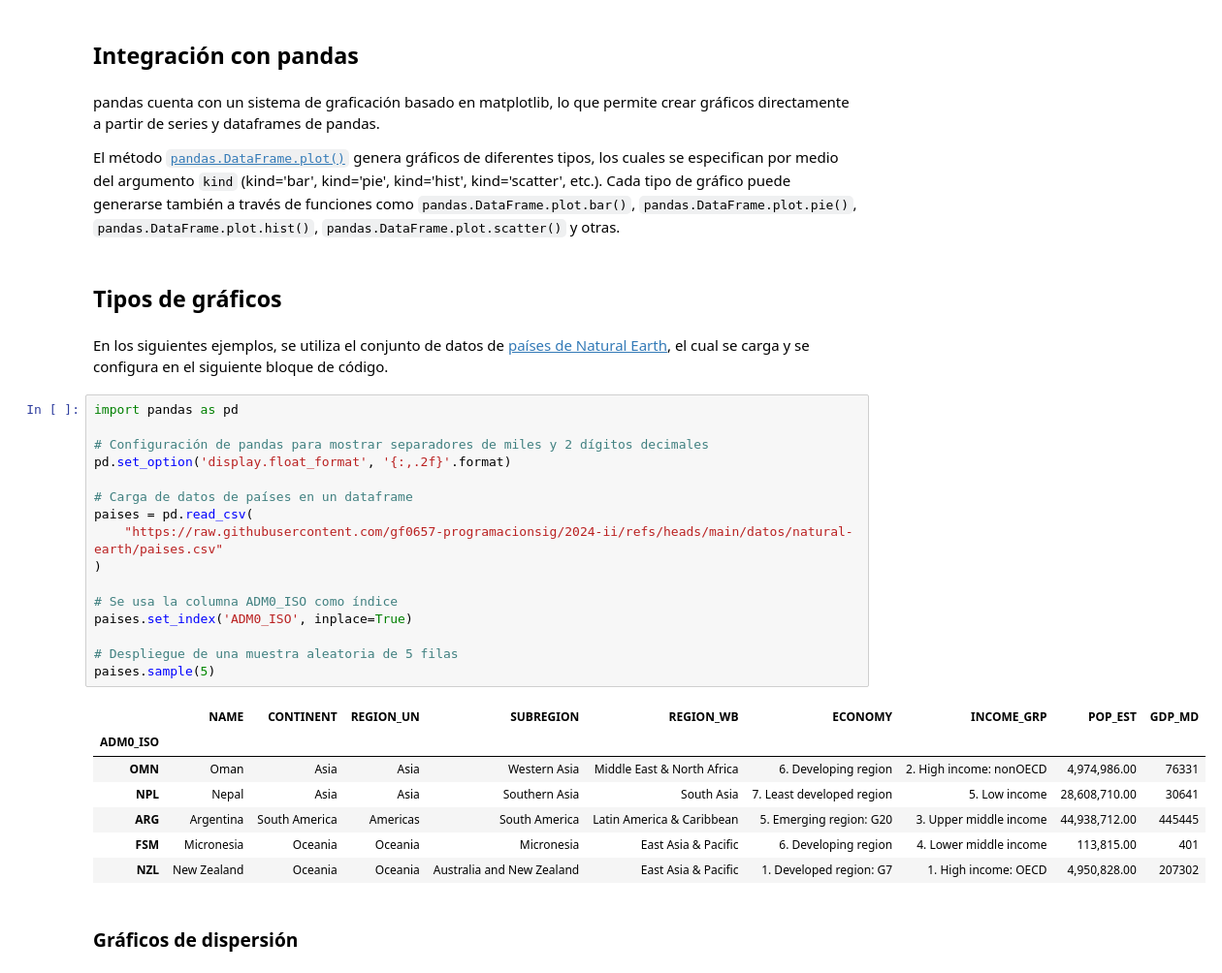
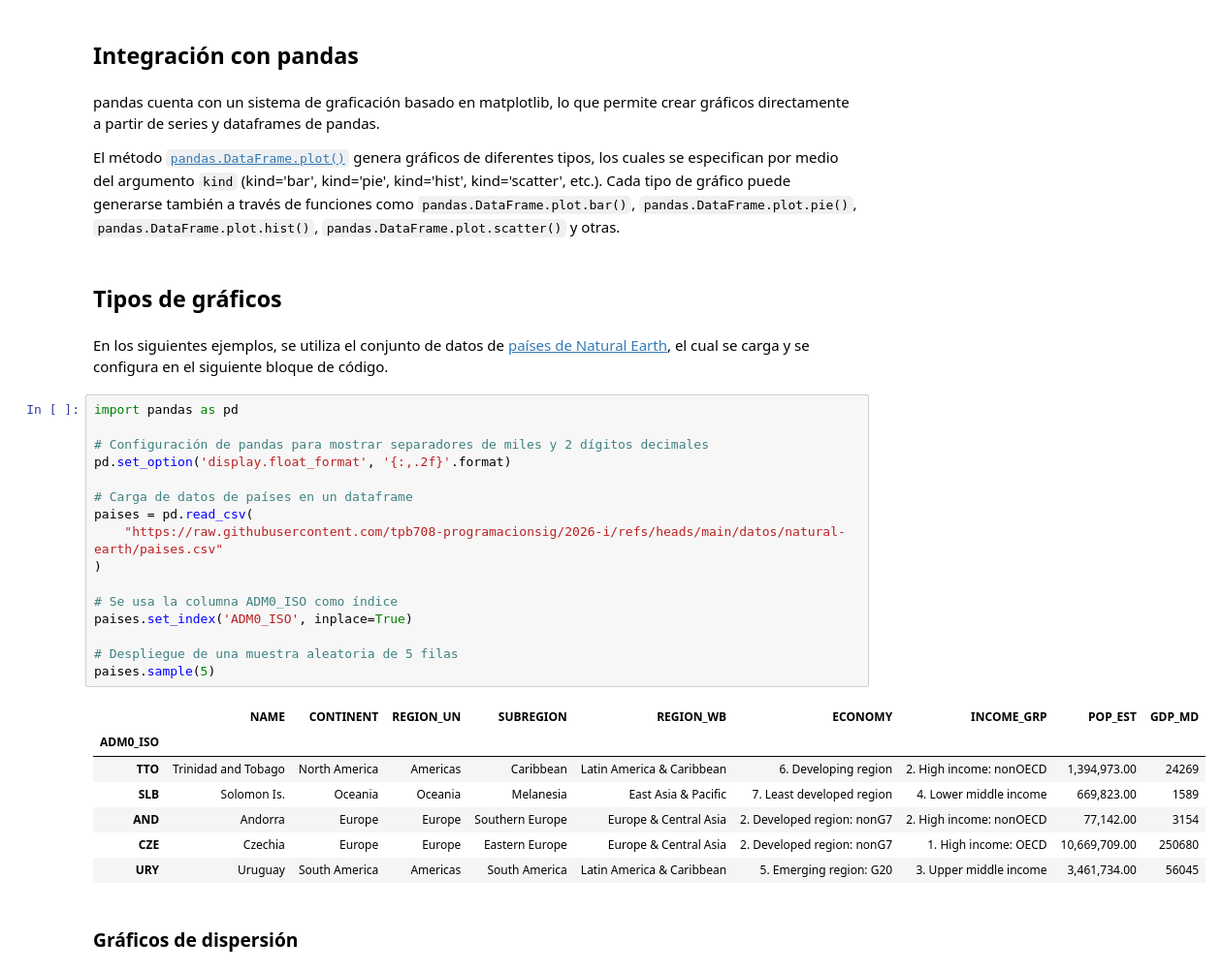
Before and after one commit to tpb708-programacionsig/2026-i, a Jupyter notebook: contenidos/iii-analisis-visualizacion-datos/02-matplotlib.ipynb, the cells around one changed output. Shown at 97% size. Drawn from its saved outputs; the diff is of its cells as text.

```diff
--- a/contenidos/iii-analisis-visualizacion-datos/02-matplotlib.ipynb
+++ b/contenidos/iii-analisis-visualizacion-datos/02-matplotlib.ipynb
@@ -147,35 +165,35 @@ En esta visualización, las funciones [`matplotlib.pyplot.scatter()`](https://ma
 # %% [markdown]
 pandas cuenta con un sistema de graficación basado en matplotlib, lo que permite crear gráficos directamente a partir de series y dataframes de pandas.
 
-El método [`pandas.DataFrame.plot()`](pandas.DataFrame.plot) genera gráficos de diferentes tipos, los cuales se especifican por medio del argumento `kind` (kind='bar', kind='pie', kind='hist', kind='scatter', etc.). Cada tipo de gráfico puede generarse también a través de funciones como `pandas.DataFrame.plot.bar()`, `pandas.DataFrame.plot.pie()`, `pandas.DataFrame.plot.hist()`, `pandas.DataFrame.plot.scatter()` y otras.
+El método [`pandas.DataFrame.plot()`](https://pandas.pydata.org/docs/reference/api/pandas.DataFrame.plot.html) genera gráficos de diferentes tipos, los cuales se especifican por medio del argumento `kind` (kind='bar', kind='pie', kind='hist', kind='scatter', etc.). Cada tipo de gráfico puede generarse también a través de funciones como `pandas.DataFrame.plot.bar()`, `pandas.DataFrame.plot.pie()`, `pandas.DataFrame.plot.hist()`, `pandas.DataFrame.plot.scatter()` y otras.
 # %% [markdown]
 ## Tipos de gráficos
 # %% [markdown]
-En los siguientes ejemplos, se utiliza el conjunto de datos de [países de Natural Earth](https://github.com/gf0657-programacionsig/2024-ii/blob/main/datos/natural-earth/paises.csv), el cual se carga y se configura en el siguiente bloque de código.
+En los siguientes ejemplos, se utiliza el conjunto de datos de [países de Natural Earth](https://github.com/tpb708-programacionsig/2026-i/blob/main/datos/natural-earth/paises.csv), el cual se carga y se configura en el siguiente bloque de código.
 # %%
 import pandas as pd
 
 # Configuración de pandas para mostrar separadores de miles y 2 dígitos decimales
 pd.set_option('display.float_format', '{:,.2f}'.format)
 
 # Carga de datos de países en un dataframe
 paises = pd.read_csv(
-    "https://raw.githubusercontent.com/gf0657-programacionsig/2024-ii/refs/heads/main/datos/natural-earth/paises.csv"
+    "https://raw.githubusercontent.com/tpb708-programacionsig/2026-i/refs/heads/main/datos/natural-earth/paises.csv"
 )
 
 # Se usa la columna ADM0_ISO como índice
 paises.set_index('ADM0_ISO', inplace=True)
 
 # Despliegue de una muestra aleatoria de 5 filas
 paises.sample(5)
 # %% [output]
 |  | NAME | CONTINENT | REGION_UN | SUBREGION | REGION_WB | ECONOMY | INCOME_GRP | POP_EST | GDP_MD |
 | ADM0_ISO |  |  |  |  |  |  |  |  |  |
-| OMN | Oman | Asia | Asia | Western Asia | Middle East & North Africa | 6. Developing region | 2. High income: nonOECD | 4,974,986.00 | 76331 |
-| NPL | Nepal | Asia | Asia | Southern Asia | South Asia | 7. Least developed region | 5. Low income | 28,608,710.00 | 30641 |
-| ARG | Argentina | South America | Americas | South America | Latin America & Caribbean | 5. Emerging region: G20 | 3. Upper middle income | 44,938,712.00 | 445445 |
-| FSM | Micronesia | Oceania | Oceania | Micronesia | East Asia & Pacific | 6. Developing region | 4. Lower middle income | 113,815.00 | 401 |
-| NZL | New Zealand | Oceania | Oceania | Australia and New Zealand | East Asia & Pacific | 1. Developed region: G7 | 1. High income: OECD | 4,950,828.00 | 207302 |
+| TTO | Trinidad and Tobago | North America | Americas | Caribbean | Latin America & Caribbean | 6. Developing region | 2. High income: nonOECD | 1,394,973.00 | 24269 |
+| SLB | Solomon Is. | Oceania | Oceania | Melanesia | East Asia & Pacific | 7. Least developed region | 4. Lower middle income | 669,823.00 | 1589 |
+| AND | Andorra | Europe | Europe | Southern Europe | Europe & Central Asia | 2. Developed region: nonG7 | 2. High income: nonOECD | 77,142.00 | 3154 |
+| CZE | Czechia | Europe | Europe | Eastern Europe | Europe & Central Asia | 2. Developed region: nonG7 | 1. High income: OECD | 10,669,709.00 | 250680 |
+| URY | Uruguay | South America | Americas | South America | Latin America & Caribbean | 5. Emerging region: G20 | 3. Upper middle income | 3,461,734.00 | 56045 |
 # %% [markdown]
 ### Gráficos de dispersión
 # %% [markdown]
```
Also changed, not shown: parts of 24 cells of this notebook.
